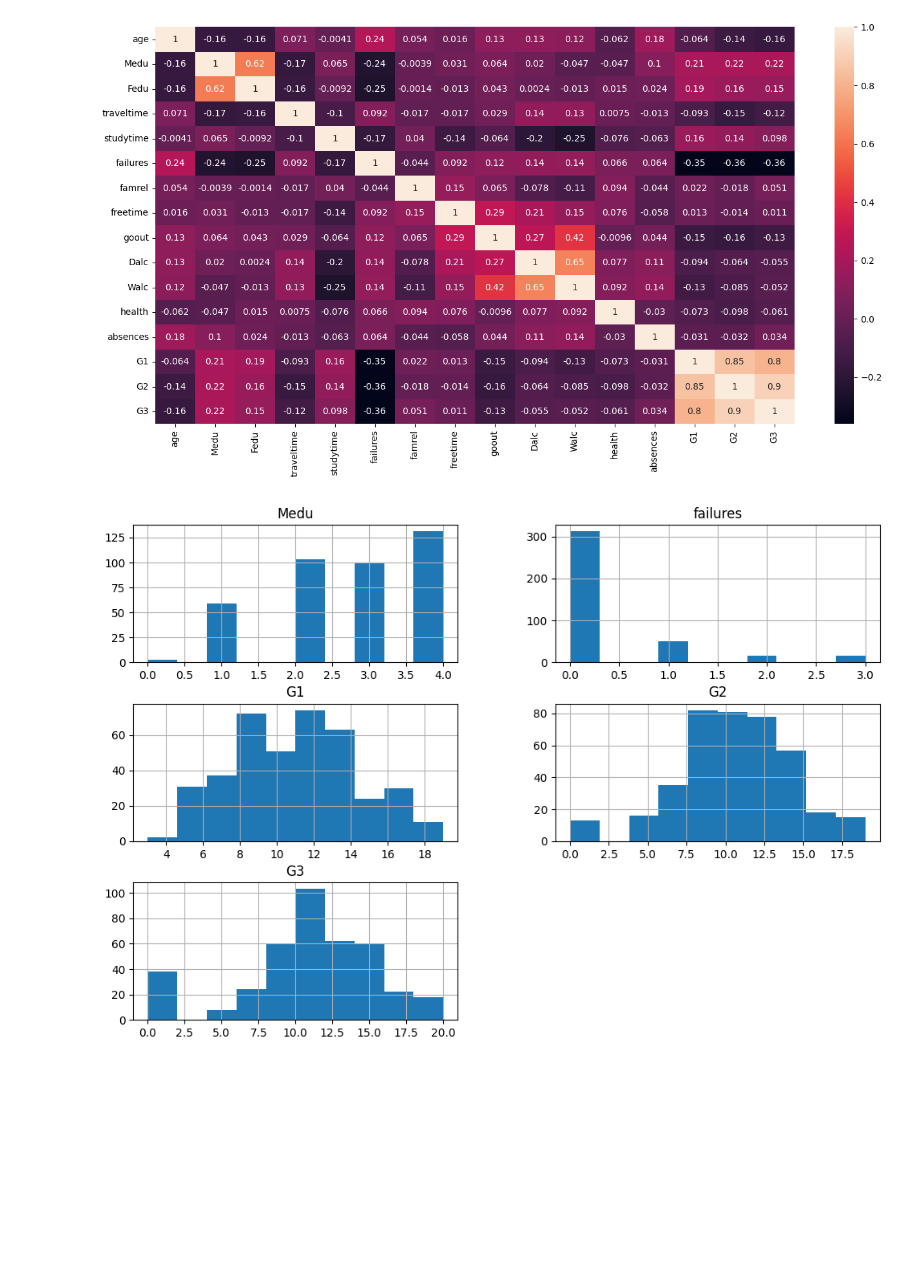
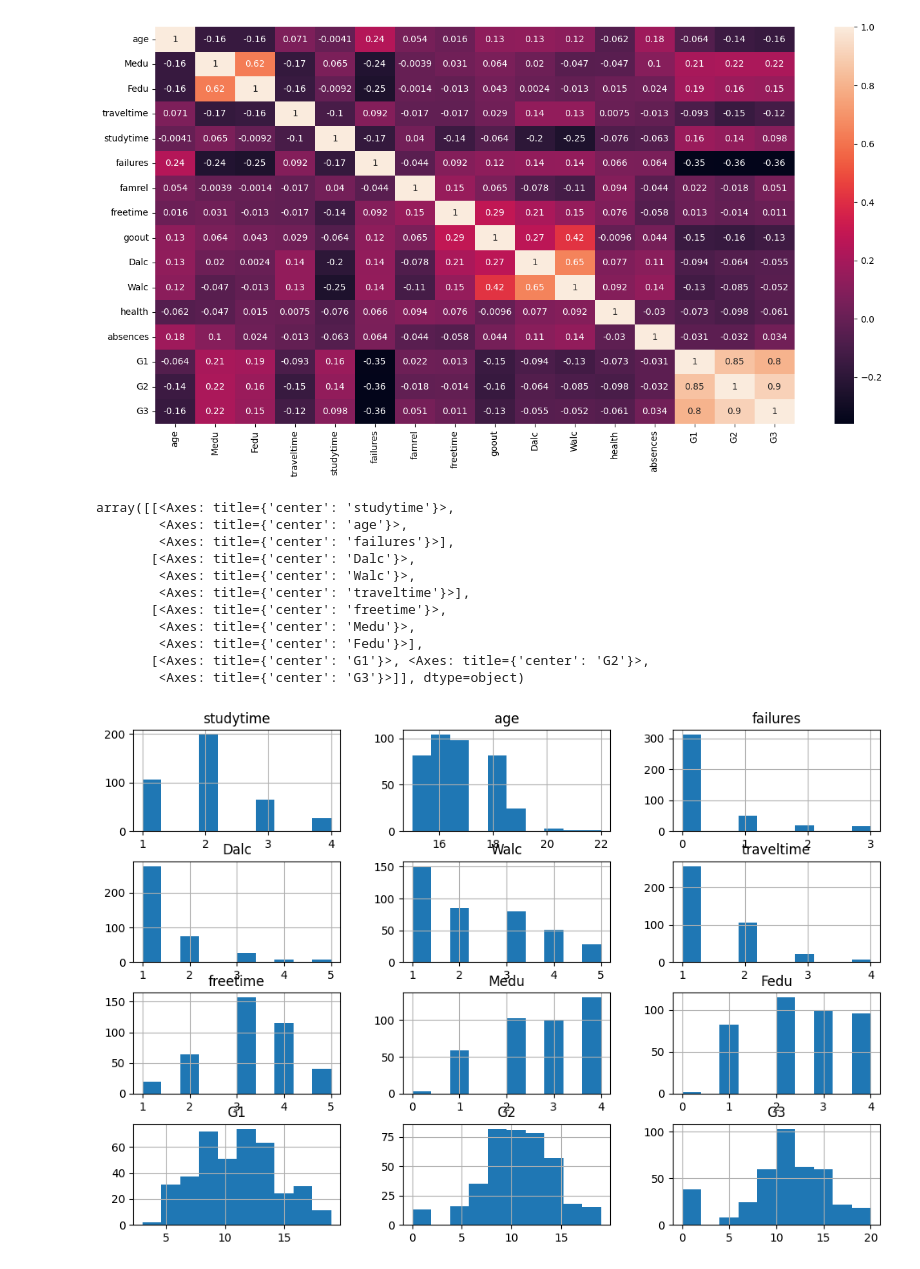
Before and after one commit to Matdrox/grade-predictor, a Jupyter notebook: test.ipynb, the cells around one changed output. Cells and saved outputs as stored; diff of their text form; code cells hidden in the pictures; blank space fills up the shorter version.

Commit message:
[Updated] Visualization

```diff
--- a/test.ipynb
+++ b/test.ipynb
@@ -36,20 +36,37 @@ sns.heatmap(corr_matrix, annot=True)
 # %% [output]
 <Axes: >
 [figure]
-# %%
-corr_matrix['G3'].sort_values(ascending=False)
-
-# features = ['Medu', 'Fedu', 'studytime', 'famrel']
-
-features = ['Medu', 'failures', 'G1', 'G2', 'G3']
-
-df_reduced = df[features].copy()
-df_reduced.hist(figsize=(12, 8))
-
-# df_reduced['G']=(df_reduced['G1']+df_reduced['G2']+df_reduced['G3'])/3
-df_reduced.drop(['G1', 'G2'], axis=1, inplace=True)
-# %% [output]
-[figure, removed]
+# %%
+# features = ['Medu',  'failures', 'G1', 'G2', 'G3']
+
+features = ['studytime', 'age', 'failures', 'Dalc', 'Walc', 'traveltime', 'freetime',  'Medu', 'Fedu',
+                   'sex', 'school', 'address', 'Mjob', 'Fjob', 'reason', 'guardian', 'schoolsup',
+                   'higher', 'internet', 'G1', 'G2', 'G3']
+
+df_reduced = df[features].copy()
+# df_reduced = df.copy()
+df_reduced.hist(figsize=(12, 8))
+
+# corr_matrix = df.corr()
+# corr_matrix['G3'].sort_values(ascending=False)
+
+# plt.figure(figsize=(16, 8))
+# sns.heatmap(corr_matrix, annot=True)
+
+# df_reduced.drop(['G1', 'G2'], axis=1, inplace=True)
+# %% [output]
+array([[<Axes: title={'center': 'studytime'}>,
+        <Axes: title={'center': 'age'}>,
+        <Axes: title={'center': 'failures'}>],
+       [<Axes: title={'center': 'Dalc'}>,
+        <Axes: title={'center': 'Walc'}>,
+        <Axes: title={'center': 'traveltime'}>],
+       [<Axes: title={'center': 'freetime'}>,
+        <Axes: title={'center': 'Medu'}>,
+        <Axes: title={'center': 'Fedu'}>],
+       [<Axes: title={'center': 'G1'}>, <Axes: title={'center': 'G2'}>,
+        <Axes: title={'center': 'G3'}>]], dtype=object)
+[figure, added]
 # %%
 from sklearn.preprocessing import OneHotEncoder
 from sklearn.preprocessing import StandardScaler
```
Also changed, not shown: parts of 1 cell of this notebook, 2 other files.
